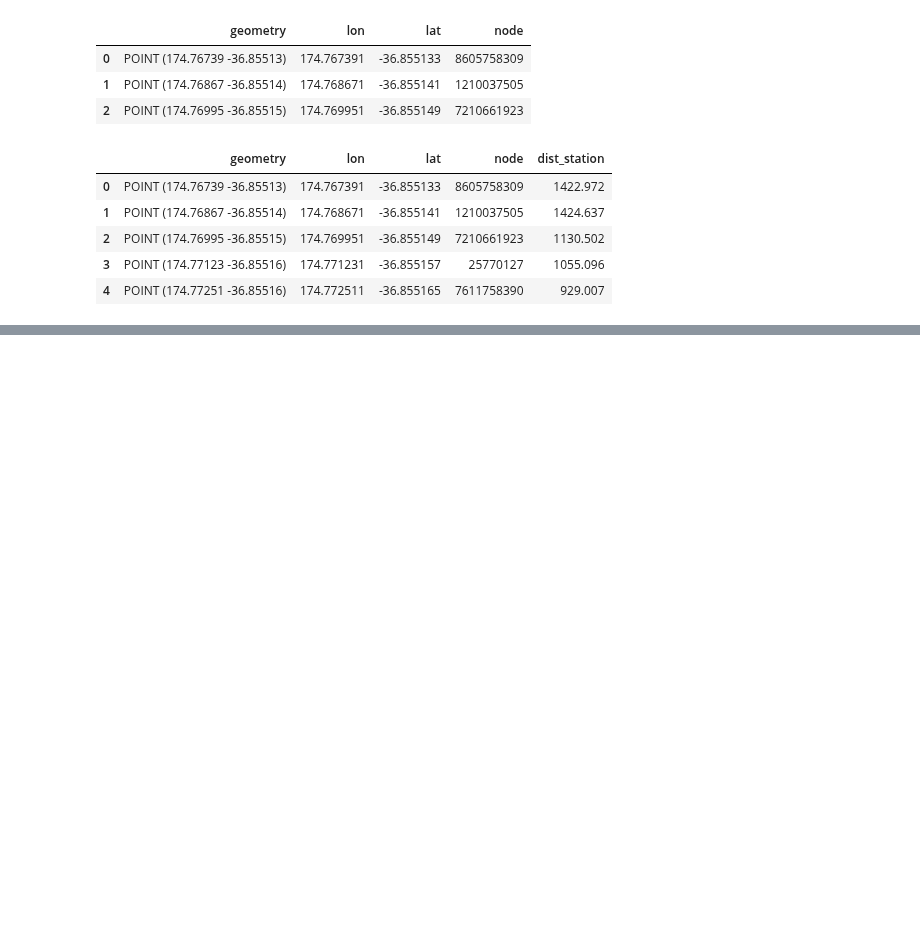
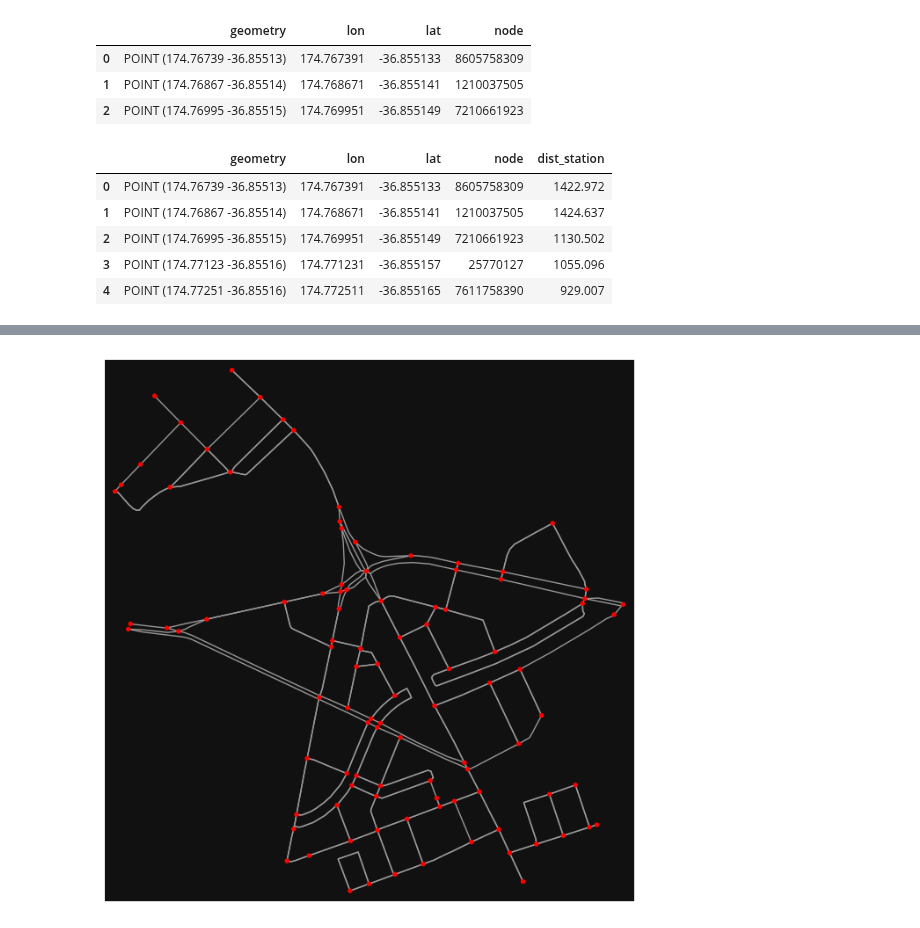
Before and after one commit to jankomag/uli-nz, a Jupyter notebook: test.ipynb, the cells around one changed output, grey strips where cells are left out. Cells and saved outputs as stored; diff of their text form; code cells hidden in the pictures; blank space fills up the shorter version.

```diff
--- a/test.ipynb
+++ b/test.ipynb
@@ -109,0 +126,8 @@ stations = stations.to_crs(grid.crs)
+# %%
+# consolidate intersections and rebuild graph topology
+# this reconnects edge geometries to the new consolidated nodes
+G2 = ox.consolidate_intersections(G_proj, rebuild_graph=True, tolerance=5, dead_ends=False)
+len(G2)
+fig, ax = ox.plot_graph(G2, node_color="r")
+# %% [output]
+[figure, added]
```
Also changed, not shown: parts of 4 cells of this notebook, 3 other files.
